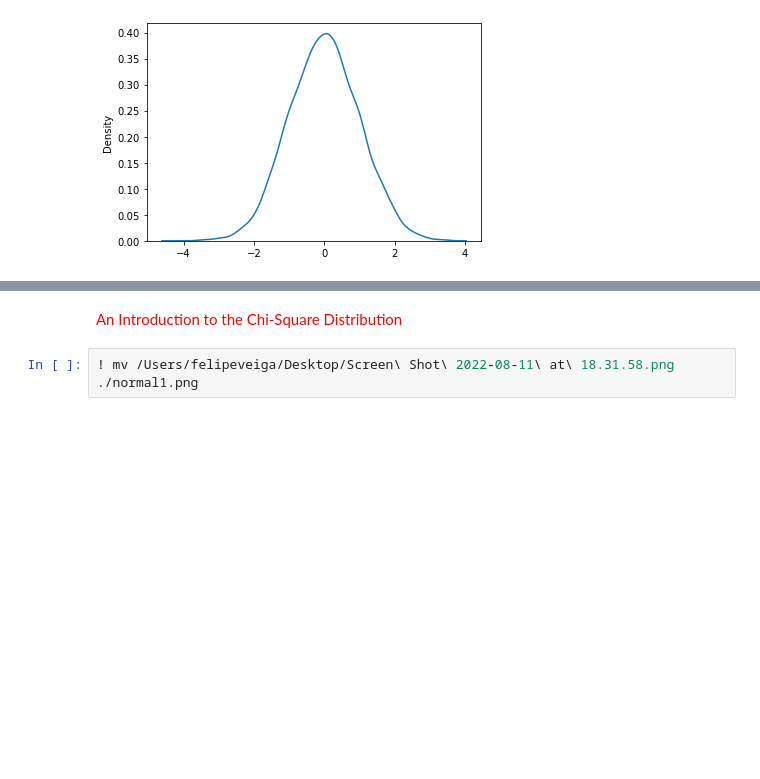
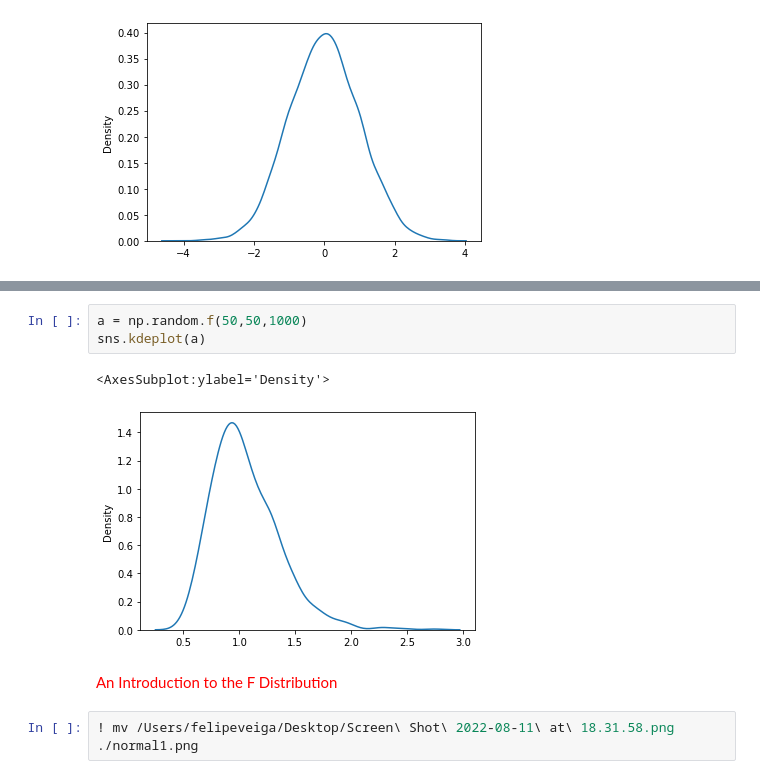
Before and after one commit to felipesveiga/Think-Stats, a Jupyter notebook: Chapter 5/Continuous Probability Functions/continuous-probability-functions.ipynb, the cells around one changed output, grey strips where cells are left out. Drawn from its saved outputs; the diff is of its cells as text; blank space fills up the shorter version.

Commit message:
An Introduction to the F Distribution

```diff
--- a/Chapter 5/Continuous Probability Functions/continuous-probability-functions.ipynb
+++ b/Chapter 5/Continuous Probability Functions/continuous-probability-functions.ipynb
@@ -83,4 +115,10 @@ sns.kdeplot(x**2)
+# %%
+a = np.random.f(50,50,1000)
+sns.kdeplot(a)
+# %% [output]
+<AxesSubplot:ylabel='Density'>
+[figure, added]
 # %% [markdown]
-<p style='color:red'> An Introduction to the Chi-Square Distribution
+<p style='color:red'> An Introduction to the F Distribution
 # %%
 ! mv /Users/felipeveiga/Desktop/Screen\ Shot\ 2022-08-11\ at\ 18.31.58.png ./normal1.png
```
Also changed, not shown: parts of 5 cells of this notebook.
